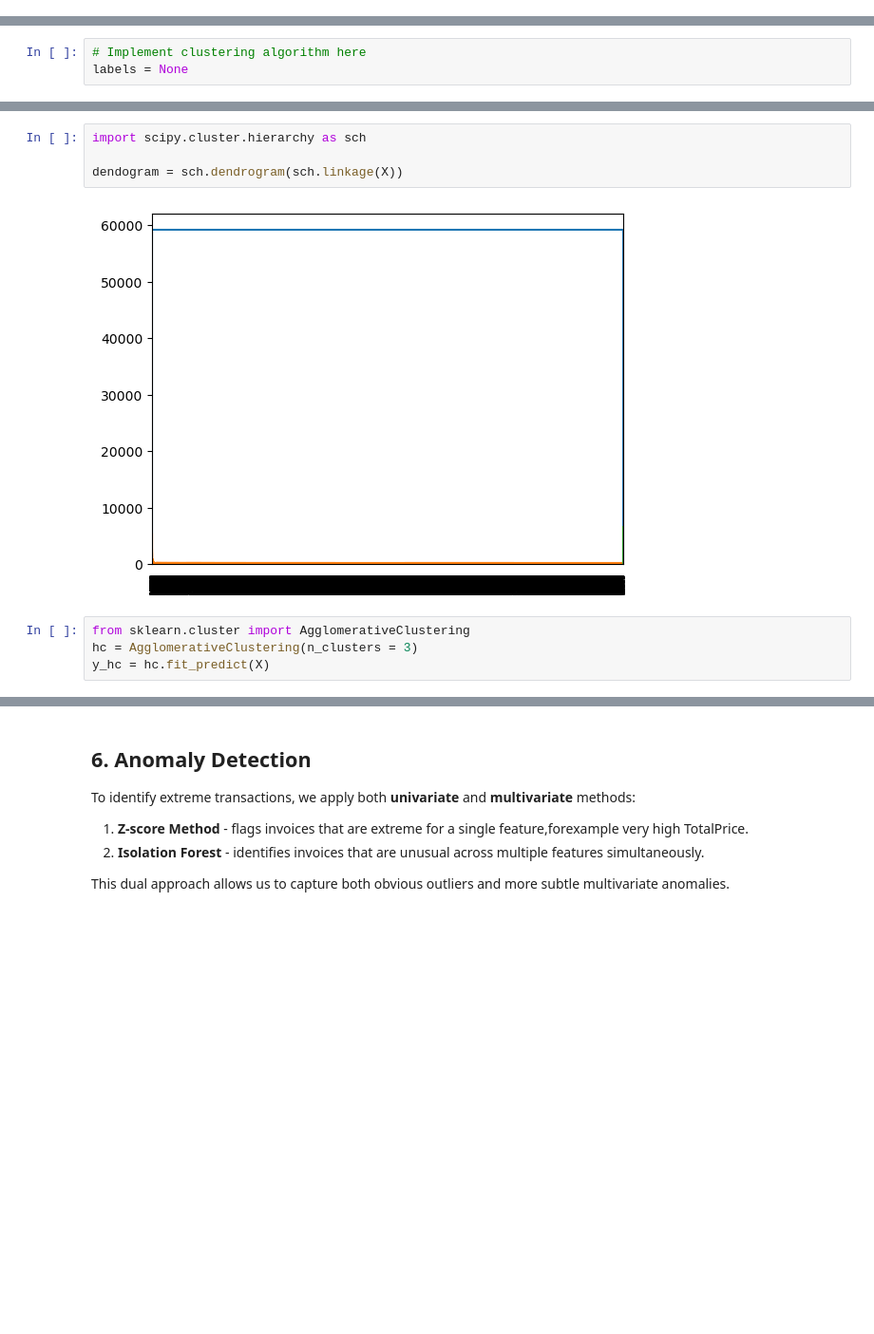
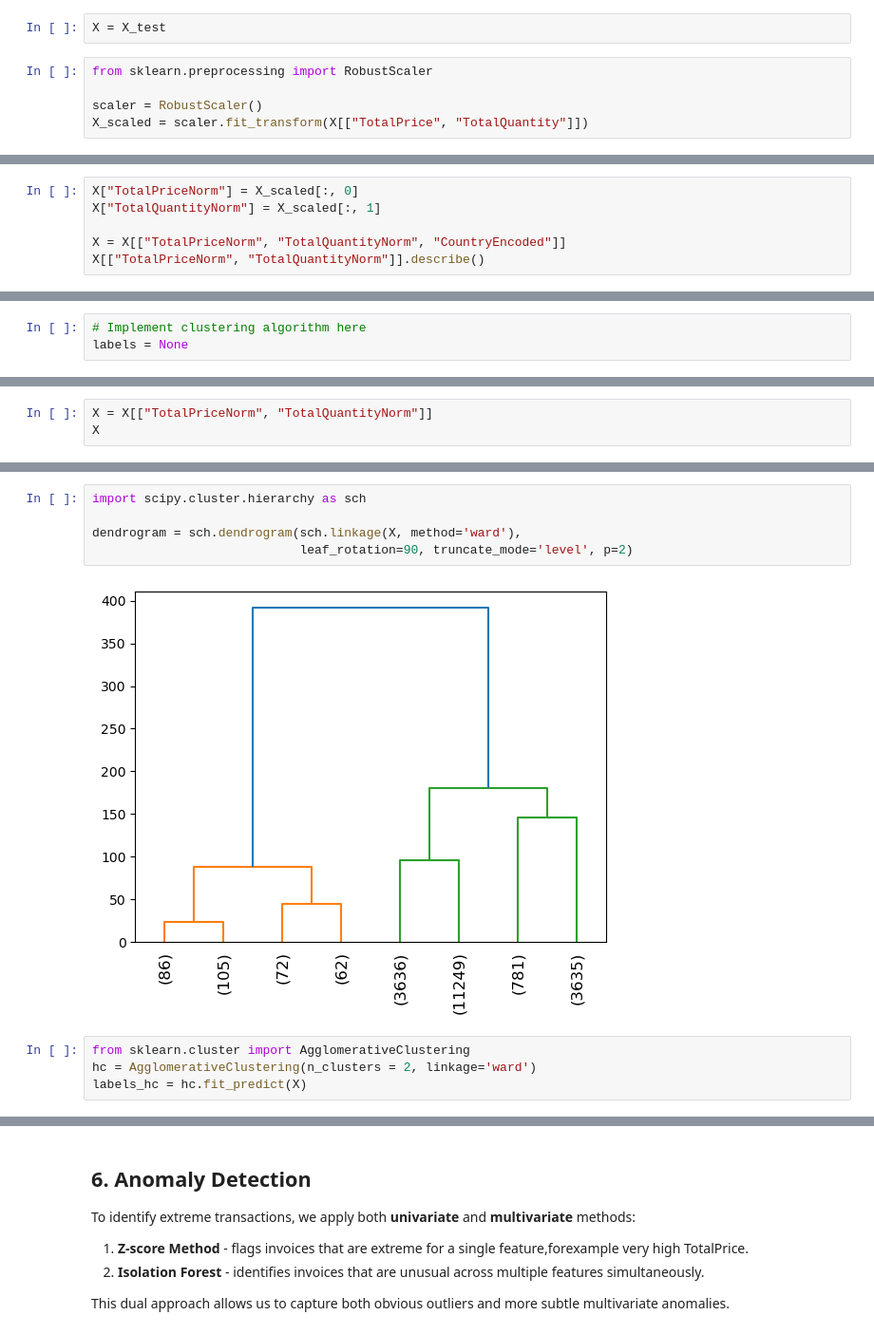
Before and after one commit to NouRALsaidD/data_mining_2026, a Jupyter notebook: data_mining_project_template.ipynb, the cells around one changed output, grey strips where cells are left out. Shown at 95% size. Saved outputs shown, nothing was run; the diff lists cells and outputs as text; blank space fills up the shorter version.

```diff
--- a/data_mining_project_template.ipynb
+++ b/data_mining_project_template.ipynb
@@ -430,0 +548,7 @@ plt.scatter(X.iloc[:, 0], X.iloc[:, 1])
+# %%
+X = X_test
+# %%
+from sklearn.preprocessing import RobustScaler
+
+scaler = RobustScaler()
+X_scaled = scaler.fit_transform(X[["TotalPrice", "TotalQuantity"]])
@@ -430,0 +565,6 @@ plt.scatter(X.iloc[:, 0], X.iloc[:, 1])
+# %%
+X["TotalPriceNorm"] = X_scaled[:, 0]
+X["TotalQuantityNorm"] = X_scaled[:, 1]
+
+X = X[["TotalPriceNorm", "TotalQuantityNorm", "CountryEncoded"]]
+X[["TotalPriceNorm", "TotalQuantityNorm"]].describe()
@@ -456,0 +736,3 @@ Text(0.5, 1.0, 'Elbow plot for optimal K')
+# %%
+X = X[["TotalPriceNorm", "TotalQuantityNorm"]]
+X
@@ -483,10 +825,11 @@ plt.scatter(c3_kmeans.iloc[:, 0], c3_kmeans.iloc[:, 1], s = 100, c = 'orange', l
 # %%
 import scipy.cluster.hierarchy as sch
 
-dendogram = sch.dendrogram(sch.linkage(X))
+dendrogram = sch.dendrogram(sch.linkage(X, method='ward'),
+                            leaf_rotation=90, truncate_mode='level', p=2)
 # %% [output]
-[figure, old version]
+[figure, new version]
 # %%
 from sklearn.cluster import AgglomerativeClustering
-hc = AgglomerativeClustering(n_clusters = 3)
-y_hc = hc.fit_predict(X)
+hc = AgglomerativeClustering(n_clusters = 2, linkage='ward')
+labels_hc = hc.fit_predict(X)
```
Also changed, not shown: parts of 60 cells of this notebook.
